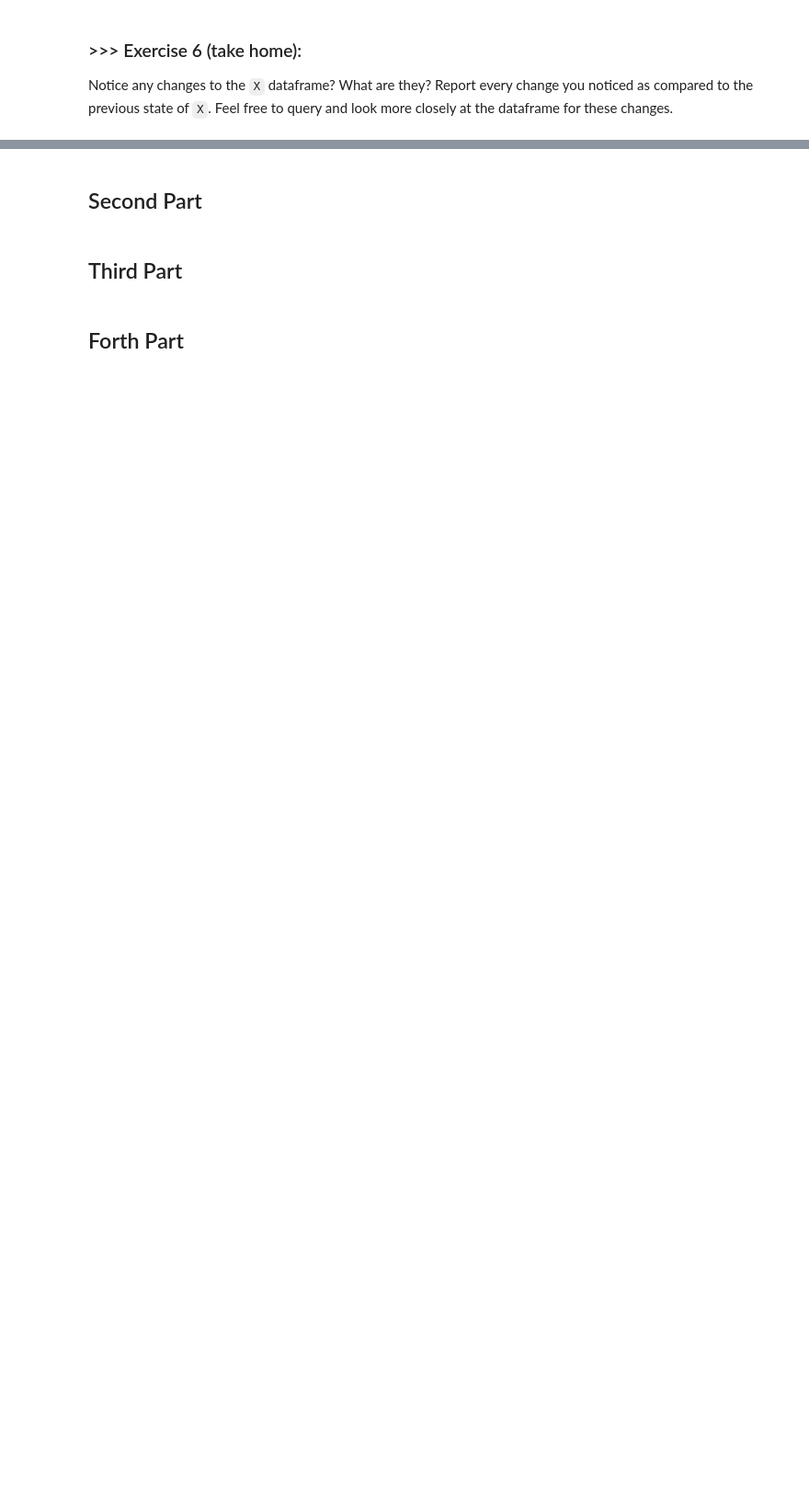
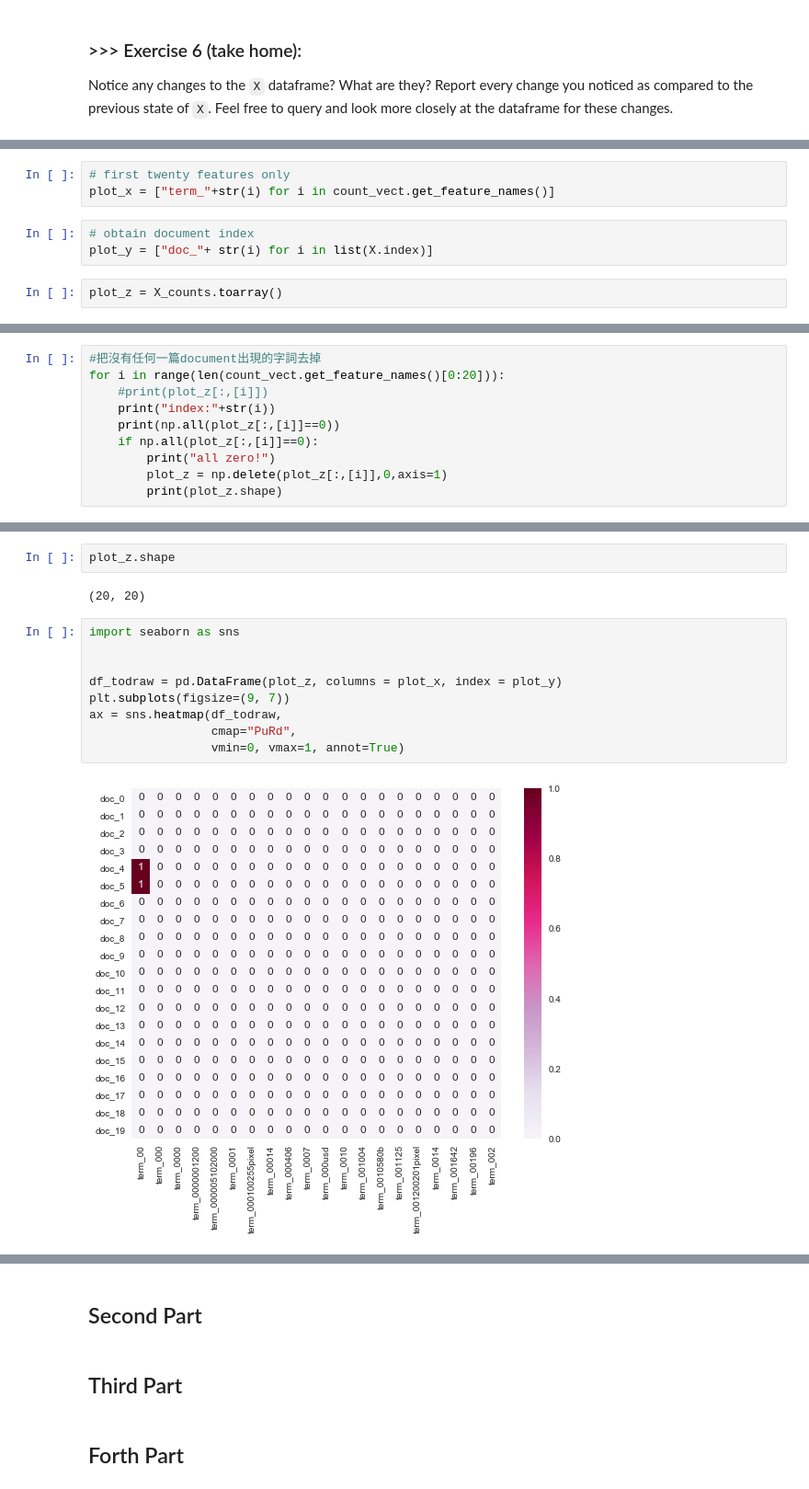
Before and after one commit to grace6029/DM19-Lab1-Homework1, a Jupyter notebook: DM19-Lab1-Homework1/DM19-Lab1-Homework.ipynb, the cells around one changed output, grey strips where cells are left out. Shown at 92% size. Cells and saved outputs as stored; diff of their text form; blank space fills up the shorter version.

```diff
--- a/DM19-Lab1-Homework1/DM19-Lab1-Homework.ipynb
+++ b/DM19-Lab1-Homework1/DM19-Lab1-Homework.ipynb
@@ -119,0 +284,8 @@ Notice any changes to the `X` dataframe? What are they? Report every change you
+# %%
+# first twenty features only
+plot_x = ["term_"+str(i) for i in count_vect.get_feature_names()]
+# %%
+# obtain document index
+plot_y = ["doc_"+ str(i) for i in list(X.index)]
+# %%
+plot_z = X_counts.toarray()
@@ -119,0 +343,10 @@ Notice any changes to the `X` dataframe? What are they? Report every change you
+# %%
+#把沒有任何一篇document出現的字詞去掉
+for i in range(len(count_vect.get_feature_names()[0:20])):
+    #print(plot_z[:,[i]])
+    print("index:"+str(i))
+    print(np.all(plot_z[:,[i]]==0))
+    if np.all(plot_z[:,[i]]==0):
+        print("all zero!")
+        plot_z = np.delete(plot_z[:,[i]],0,axis=1)
+        print(plot_z.shape)
@@ -119,0 +362,15 @@ Notice any changes to the `X` dataframe? What are they? Report every change you
+# %%
+plot_z.shape
+# %% [output]
+(20, 20)
+# %%
+import seaborn as sns
+
+
+df_todraw = pd.DataFrame(plot_z, columns = plot_x, index = plot_y)
+plt.subplots(figsize=(9, 7))
+ax = sns.heatmap(df_todraw,
+                 cmap="PuRd",
+                 vmin=0, vmax=1, annot=True)
+# %% [output]
+[figure, added]
```
Also changed, not shown: parts of 38 cells of this notebook, 1 other file.
